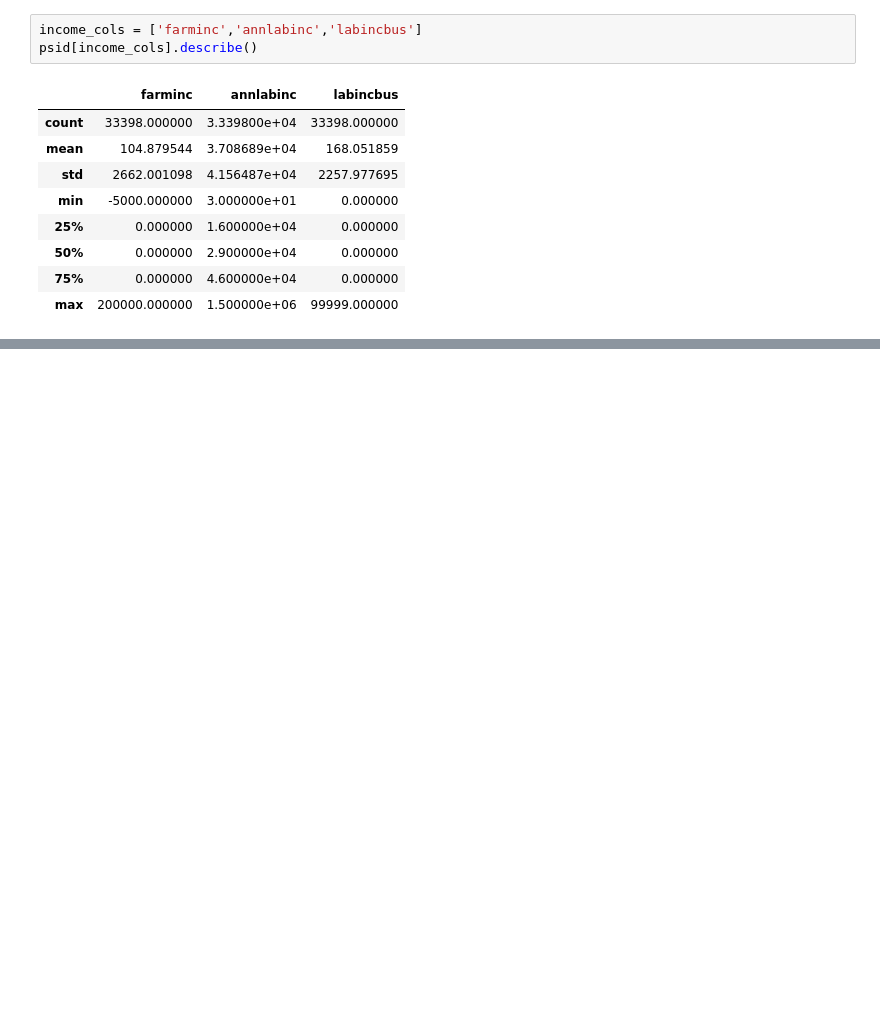
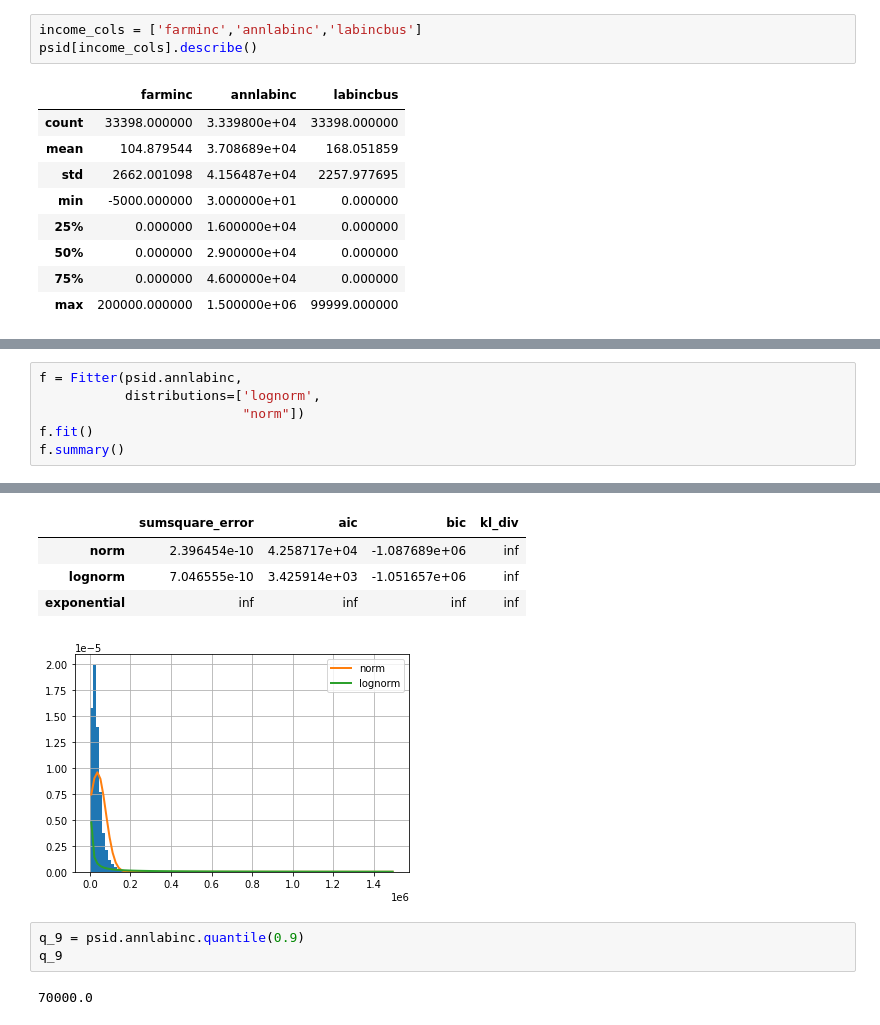
Before and after one commit to jcalvesoliveira/gender-pay-gap, a Jupyter notebook: notebooks/1.0-jo-initial-data-exploration.ipynb, the cells around one changed output, grey strips where cells are left out. Cells and saved outputs as stored; diff of their text form; blank space fills up the shorter version.

```diff
--- a/notebooks/1.0-jo-initial-data-exploration.ipynb
+++ b/notebooks/1.0-jo-initial-data-exploration.ipynb
@@ -70,0 +96,7 @@ category_cols = ['sex','region','race','educ99','classwkr']
+# %%
+f = Fitter(psid.annlabinc,
+           distributions=['lognorm',
+                          "norm"])
+f.fit()
+f.summary()
+# %% [output]
@@ -70,0 +105,10 @@ category_cols = ['sex','region','race','educ99','classwkr']
+|  | sumsquare_error | aic | bic | kl_div |
+| norm | 2.396454e-10 | 4.258717e+04 | -1.087689e+06 | inf |
+| lognorm | 7.046555e-10 | 3.425914e+03 | -1.051657e+06 | inf |
+| exponential | inf | inf | inf | inf |
+[figure, added]
+# %%
+q_9 = psid.annlabinc.quantile(0.9)
+q_9
+# %% [output]
+70000.0
```
Also changed, not shown: parts of 9 cells of this notebook.
